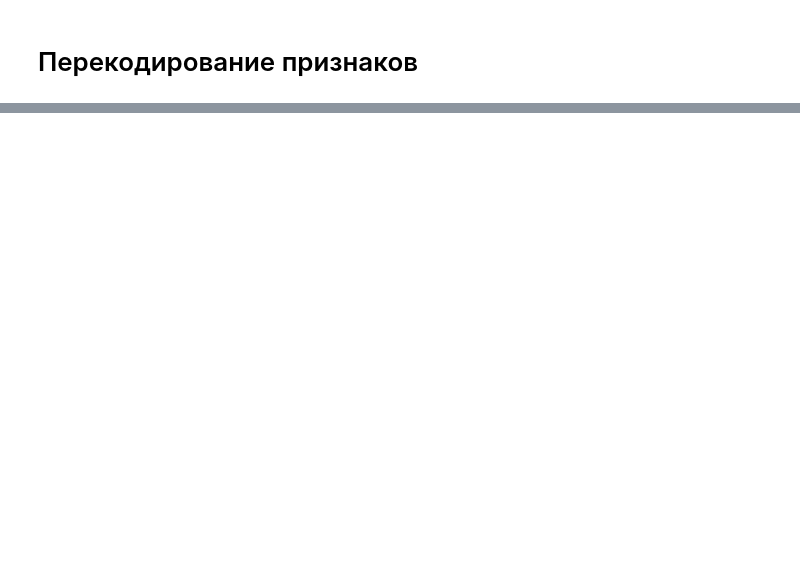
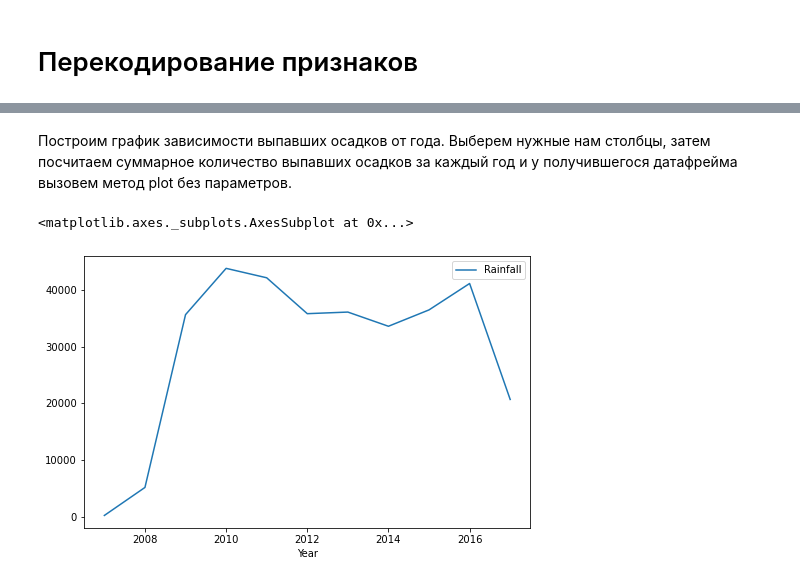
Before and after one commit to Neoxenr/machine-learning, a Jupyter notebook: notebooks/1_preprocessing_and_visualization_weather.ipynb, the cells around one changed output, grey strips where cells are left out. Saved outputs shown, nothing was run; the diff lists cells and outputs as text; code cells hidden in the pictures; blank space fills up the shorter version.

```diff
--- a/notebooks/1_preprocessing_and_visualization_weather.ipynb
+++ b/notebooks/1_preprocessing_and_visualization_weather.ipynb
@@ -225,0 +310,7 @@ df.to_csv('weather_preprocessed.csv')
+# %% [markdown]
+Построим график зависимости выпавших осадков от года. Выберем нужные нам столбцы, затем посчитаем суммарное количество выпавших осадков за каждый год и у получившегося датафрейма вызовем метод plot без параметров.
+# %%
+new_df[['Year'] + ['Rainfall']].groupby('Year').sum().plot()
+# %% [output]
+<matplotlib.axes._subplots.AxesSubplot at 0x...>
+[figure, added]
```
Also changed, not shown: parts of 51 cells of this notebook, 4 other files.
